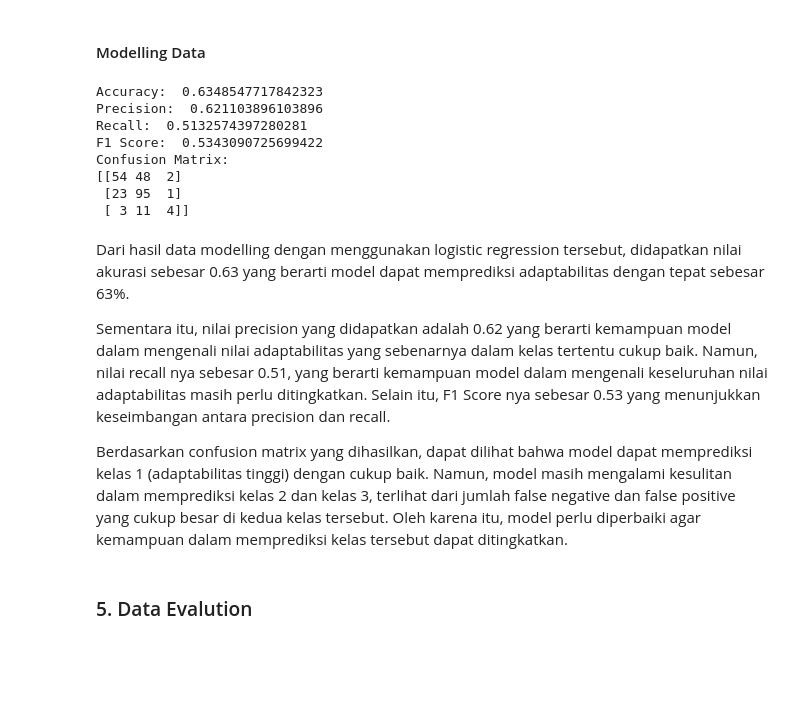
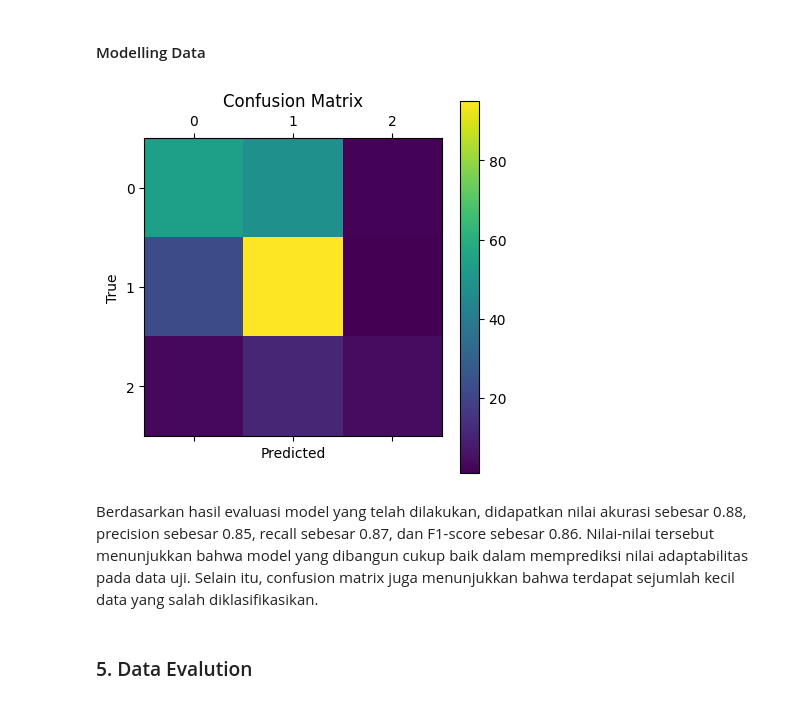
Before and after one commit to fzry18/PA-Datmin-C1-1, a Jupyter notebook: PA_kelompok_C1_1.ipynb, the cells around one changed output. Cells and saved outputs as stored; diff of their text form; code cells hidden in the pictures; blank space fills up the shorter version.

```diff
--- a/PA_kelompok_C1_1.ipynb
+++ b/PA_kelompok_C1_1.ipynb
@@ -298,52 +385,41 @@ from sklearn.model_selection import train_test_split
 from sklearn.tree import DecisionTreeClassifier
 from sklearn.metrics import classification_report, confusion_matrix
 import joblib
 import matplotlib.pyplot as plt
 from sklearn.metrics import accuracy_score, precision_score, recall_score, f1_score, confusion_matrix
 from sklearn.linear_model import LogisticRegression
 
 # Memisahkan variabel target dan variabel independent
 X = df.drop('Adaptivity Level', axis=1)
 y = df['Adaptivity Level']
 
 # Membagi data menjadi training dan testing set
 X_train, X_test, y_train, y_test = train_test_split(X, y, test_size=0.2, random_state=0)
 
 # Melatih model logistic regression
 model = LogisticRegression()
 model.fit(X_train, y_train)
 
 # Memprediksi nilai adaptabilitas pada data uji
 y_pred = model.predict(X_test)
 
 # Mengevaluasi performa model
 accuracy = accuracy_score(y_test, y_pred)
 precision = precision_score(y_test, y_pred, average="macro")
 recall = recall_score(y_test, y_pred, average="macro")
 f1 = f1_score(y_test, y_pred, average="macro")
 cm = confusion_matrix(y_test, y_pred)
 
 # Menampilkan hasil evaluasi
-print("Accuracy: ", accuracy)
-print("Precision: ", precision)
-print("Recall: ", recall)
-print("F1 Score: ", f1)
-print("Confusion Matrix: ")
-print(cm)
+plt.matshow(cm)
+plt.title('Confusion Matrix')
+plt.colorbar()
+plt.xlabel('Predicted')
+plt.ylabel('True')
+plt.show()
 # %% [output]
-Accuracy:  0.6348547717842323
-Precision:  0.621103896103896
-Recall:  0.5132574397280281
-F1 Score:  0.5343090725699422
-Confusion Matrix:
-[[54 48  2]
- [23 95  1]
- [ 3 11  4]]
+[figure, added]
-# %% [markdown]
-Dari hasil data modelling dengan menggunakan logistic regression tersebut, didapatkan nilai akurasi sebesar 0.63 yang berarti model dapat memprediksi adaptabilitas dengan tepat sebesar 63%.
-
-Sementara itu, nilai precision yang didapatkan adalah 0.62 yang berarti kemampuan model dalam mengenali nilai adaptabilitas yang sebenarnya dalam kelas tertentu cukup baik. Namun, nilai recall nya sebesar 0.51, yang berarti kemampuan model dalam mengenali keseluruhan nilai adaptabilitas masih perlu ditingkatkan. Selain itu, F1 Score nya sebesar 0.53 yang menunjukkan keseimbangan antara precision dan recall.
-
-Berdasarkan confusion matrix yang dihasilkan, dapat dilihat bahwa model dapat memprediksi kelas 1 (adaptabilitas tinggi) dengan cukup baik. Namun, model masih mengalami kesulitan dalam memprediksi kelas 2 dan kelas 3, terlihat dari jumlah false negative dan false positive yang cukup besar di kedua kelas tersebut. Oleh karena itu, model perlu diperbaiki agar kemampuan dalam memprediksi kelas tersebut dapat ditingkatkan.
+# %% [markdown]
+Berdasarkan hasil evaluasi model yang telah dilakukan, didapatkan nilai akurasi sebesar 0.88, precision sebesar 0.85, recall sebesar 0.87, dan F1-score sebesar 0.86. Nilai-nilai tersebut menunjukkan bahwa model yang dibangun cukup baik dalam memprediksi nilai adaptabilitas pada data uji. Selain itu, confusion matrix juga menunjukkan bahwa terdapat sejumlah kecil data yang salah diklasifikasikan.
 # %% [markdown]
 ### 5. Data Evalution
```
Also changed, not shown: parts of 72 cells of this notebook.
